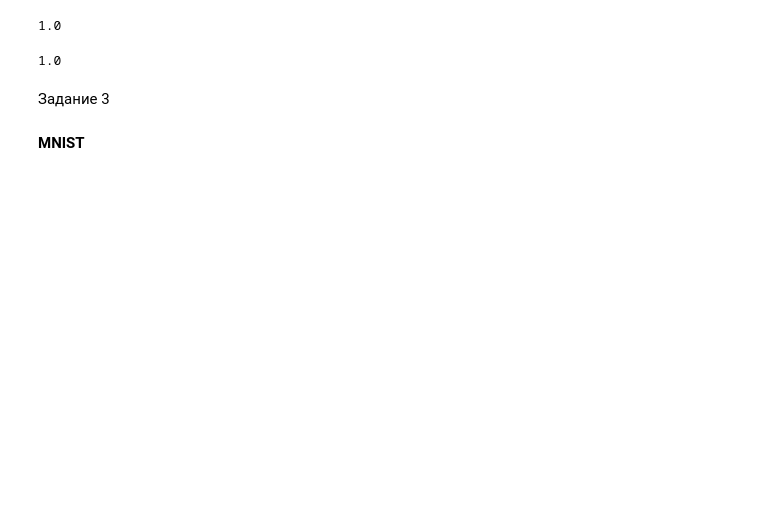
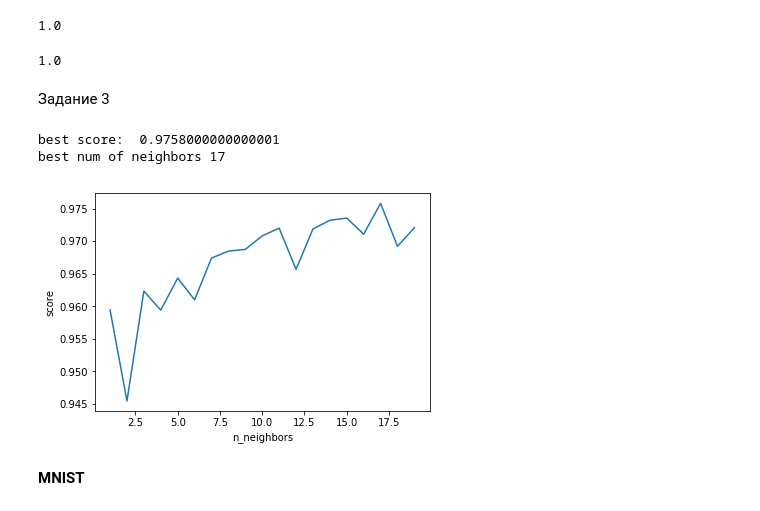
Before and after one commit to ErmolaevPA/Data_mining, a Jupyter notebook: ermolaev_hw1.ipynb, the cells around one changed output. Cells and saved outputs as stored; diff of their text form; code cells hidden in the pictures; blank space fills up the shorter version.

```diff
--- a/ermolaev_hw1.ipynb
+++ b/ermolaev_hw1.ipynb
@@ -101,5 +108,5 @@ iris = datasets.load_iris()
 # %%
 X_train, X_test, y_train, y_test = train_test_split(iris.data, iris.target, test_size=0.1, stratify=iris.target)
 # %%
-clf = KNeighborsClassifier(n_neighbors=2)
-my_clf = MyKNeighborsClassifier(n_neighbors=2)
+clf = KNeighborsClassifier(n_neighbors=2, algorithm='brute')
+my_clf = MyKNeighborsClassifier(n_neighbors=2, algorithm='brute')
@@ -203,5 +185,28 @@ my_clf.score(X_test, y_test)
 1.0
 # %% [markdown]
 Задание 3
+# %%
+#%%pycodestyle
+res = []
+for i in range(1, 20):
+    tmp = []
+    for j in range(1000):
+        X_train, X_test, y_train, y_test = \
+            train_test_split(iris.data, iris.target,
+                             test_size=0.1, stratify=iris.target)
+        my_clf = MyKNeighborsClassifier(n_neighbors=i)
+        my_clf.fit(X_train, y_train)
+        tmp.append(my_clf.score(X_test, y_test))
+    res.append(np.mean(tmp))
+print('best score: ', max(res))
+print('best num of neighbors', np.argmax(res) + 1)
+plt.plot(range(1, 20), res)
+plt.xlabel('n_neighbors')
+plt.ylabel('score')
+plt.show()
+# %% [output]
+best score:  0.9758000000000001
+best num of neighbors 17
+[figure, added]
 # %% [markdown]
 **MNIST**
```
Also changed, not shown: parts of 32 cells of this notebook.
